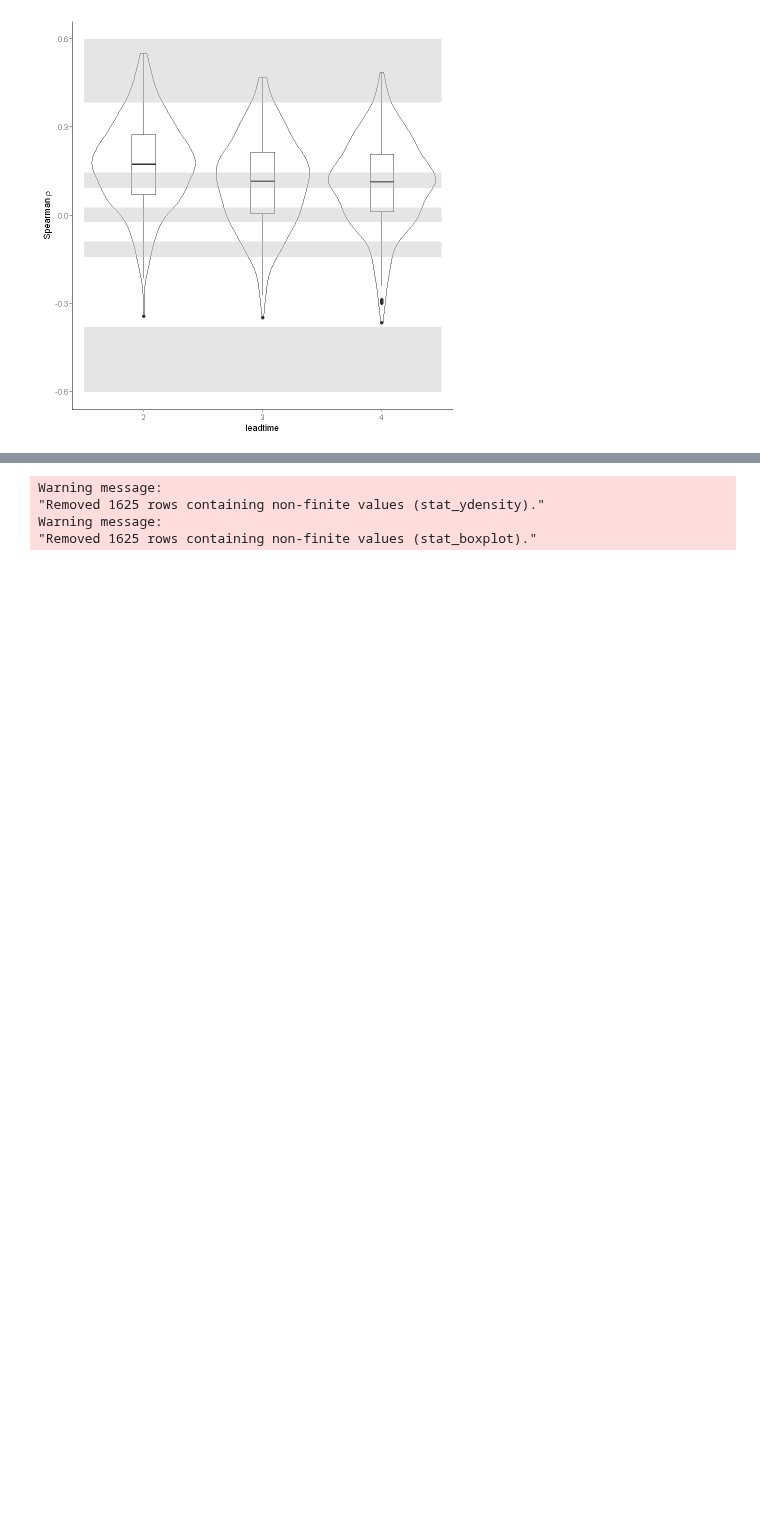
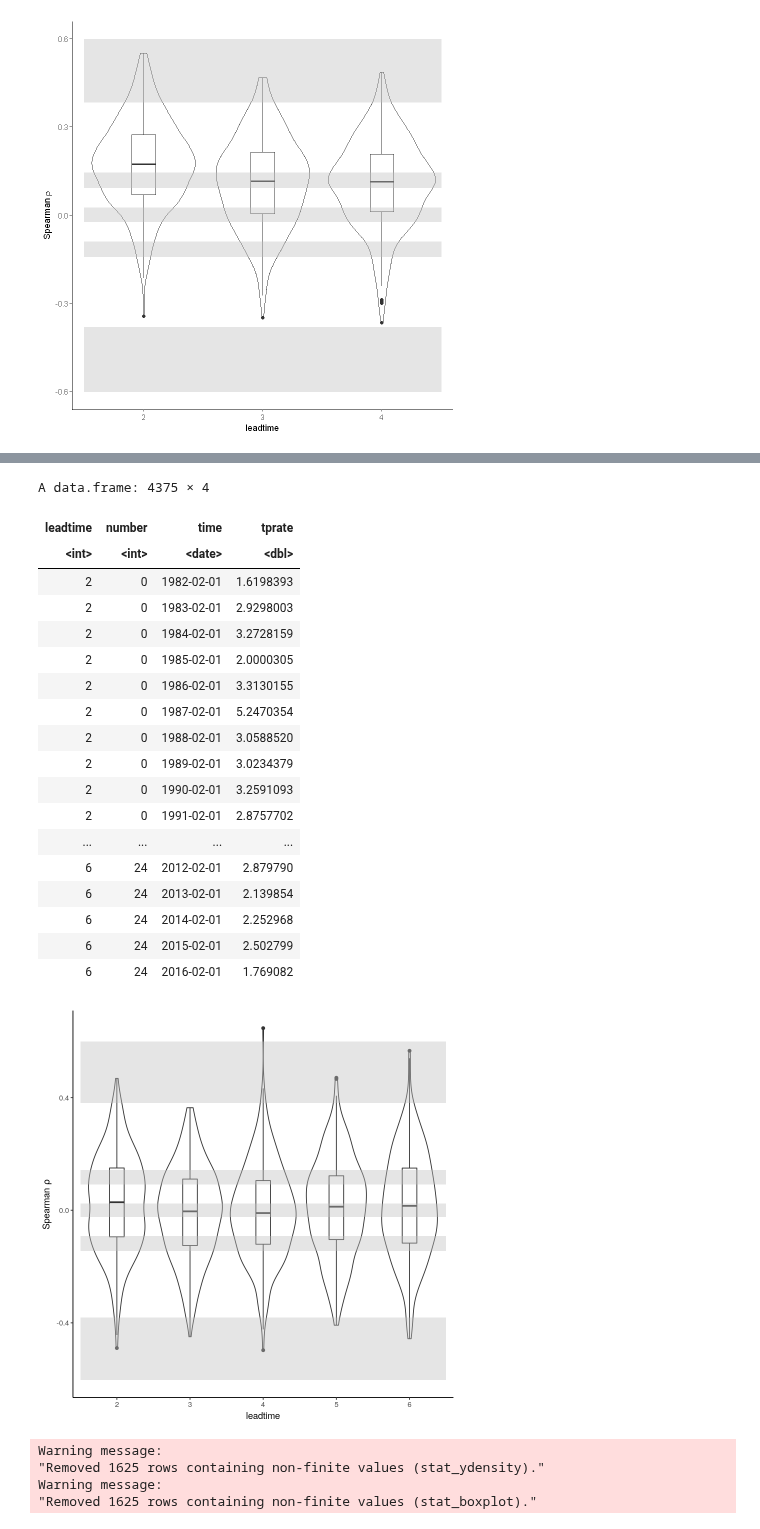
Before and after one commit to ECMWFCode4Earth/UNSEEN-open, a Jupyter notebook: doc/Notebooks/3.Evaluate/3.Evaluate.ipynb, the cells around one changed output, grey strips where cells are left out. Saved outputs shown, nothing was run; the diff lists cells and outputs as text; code cells hidden in the pictures; blank space fills up the shorter version.

```diff
--- a/doc/Notebooks/3.Evaluate/3.Evaluate.ipynb
+++ b/doc/Notebooks/3.Evaluate/3.Evaluate.ipynb
@@ -194,3 +194,7 @@ Warning message:
 Warning message:
 "Removed 975 rows containing non-finite values (stat_boxplot)."
 [figure]
+# %%
+independence_test(ensemble = SEAS5_UK_weighted_df)
+SEAS5_UK_weighted_df
+# %% [output]
@@ -197,3 +205,23 @@ Warning message:
+A data.frame: 4375 × 4
+| leadtime | number | time | tprate |
+| <int> | <int> | <date> | <dbl> |
+| 2 | 0 | 1982-02-01 | 1.6198393 |
+| 2 | 0 | 1983-02-01 | 2.9298003 |
+| 2 | 0 | 1984-02-01 | 3.2728159 |
+| 2 | 0 | 1985-02-01 | 2.0000305 |
+| 2 | 0 | 1986-02-01 | 3.3130155 |
+| 2 | 0 | 1987-02-01 | 5.2470354 |
+| 2 | 0 | 1988-02-01 | 3.0588520 |
+| 2 | 0 | 1989-02-01 | 3.0234379 |
+| 2 | 0 | 1990-02-01 | 3.2591093 |
+| 2 | 0 | 1991-02-01 | 2.8757702 |
+| ... | ... | ... | ... |
+| 6 | 24 | 2012-02-01 | 2.879790 |
+| 6 | 24 | 2013-02-01 | 2.139854 |
+| 6 | 24 | 2014-02-01 | 2.252968 |
+| 6 | 24 | 2015-02-01 | 2.502799 |
+| 6 | 24 | 2016-02-01 | 1.769082 |
+[figure, added]
 # %%
 independence_test(ensemble = SEAS5_UK)
 # %% [output]
```
Also changed, not shown: parts of 3 cells of this notebook, 2 other files.
